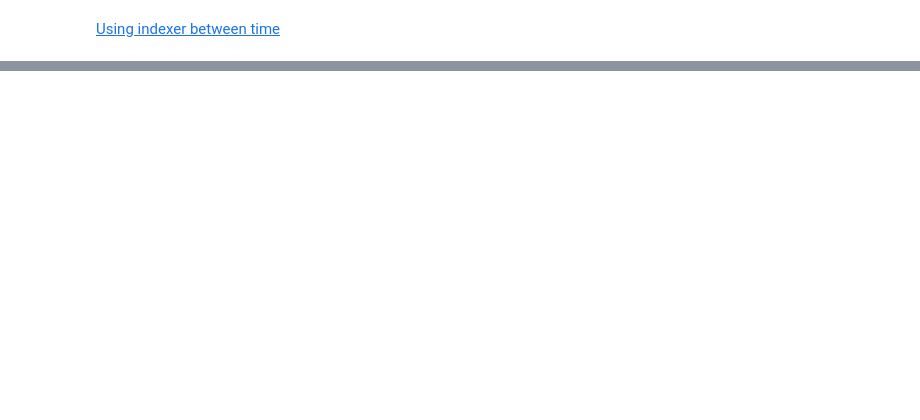
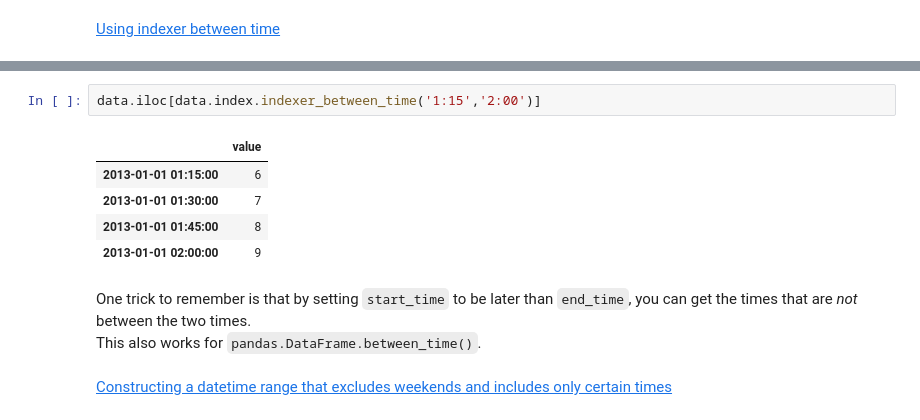
Before and after one commit to bgroveben/python3_machine_learning_projects, a Jupyter notebook: learn_kaggle/pandas/pandas_cookbook.ipynb, the cells around one changed output, grey strips where cells are left out. Saved outputs shown, nothing was run; the diff lists cells and outputs as text; blank space fills up the shorter version.

```diff
--- a/learn_kaggle/pandas/pandas_cookbook.ipynb
+++ b/learn_kaggle/pandas/pandas_cookbook.ipynb
@@ -1602,0 +1632,13 @@ df.iloc[df.index.indexer_between_time(datetime.time(10), datetime.time(14))]
+# %%
+data.iloc[data.index.indexer_between_time('1:15','2:00')]
+# %% [output]
+|  | value |
+| 2013-01-01 01:15:00 | 6 |
+| 2013-01-01 01:30:00 | 7 |
+| 2013-01-01 01:45:00 | 8 |
+| 2013-01-01 02:00:00 | 9 |
+# %% [markdown]
+One trick to remember is that by setting `start_time` to be later than `end_time`, you can get the times that are *not* between the two times.
+This also works for `pandas.DataFrame.between_time()`.
+# %% [markdown]
+[Constructing a datetime range that excludes weekends and includes only certain times](https://stackoverflow.com/questions/24010830/pandas-generate-sequential-timestamp-with-jump/24014440#24014440?)
```
Also changed, not shown: parts of 28 cells of this notebook.
